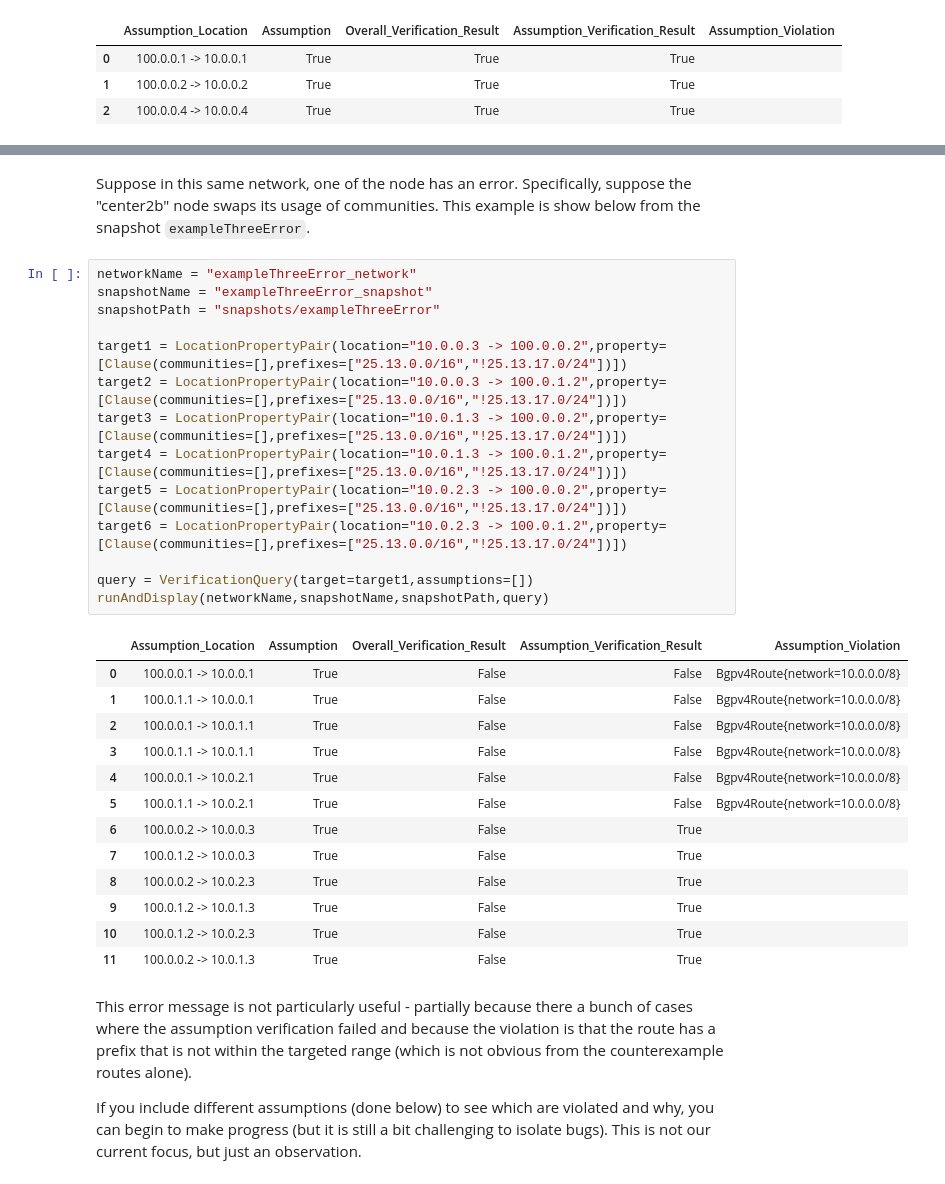
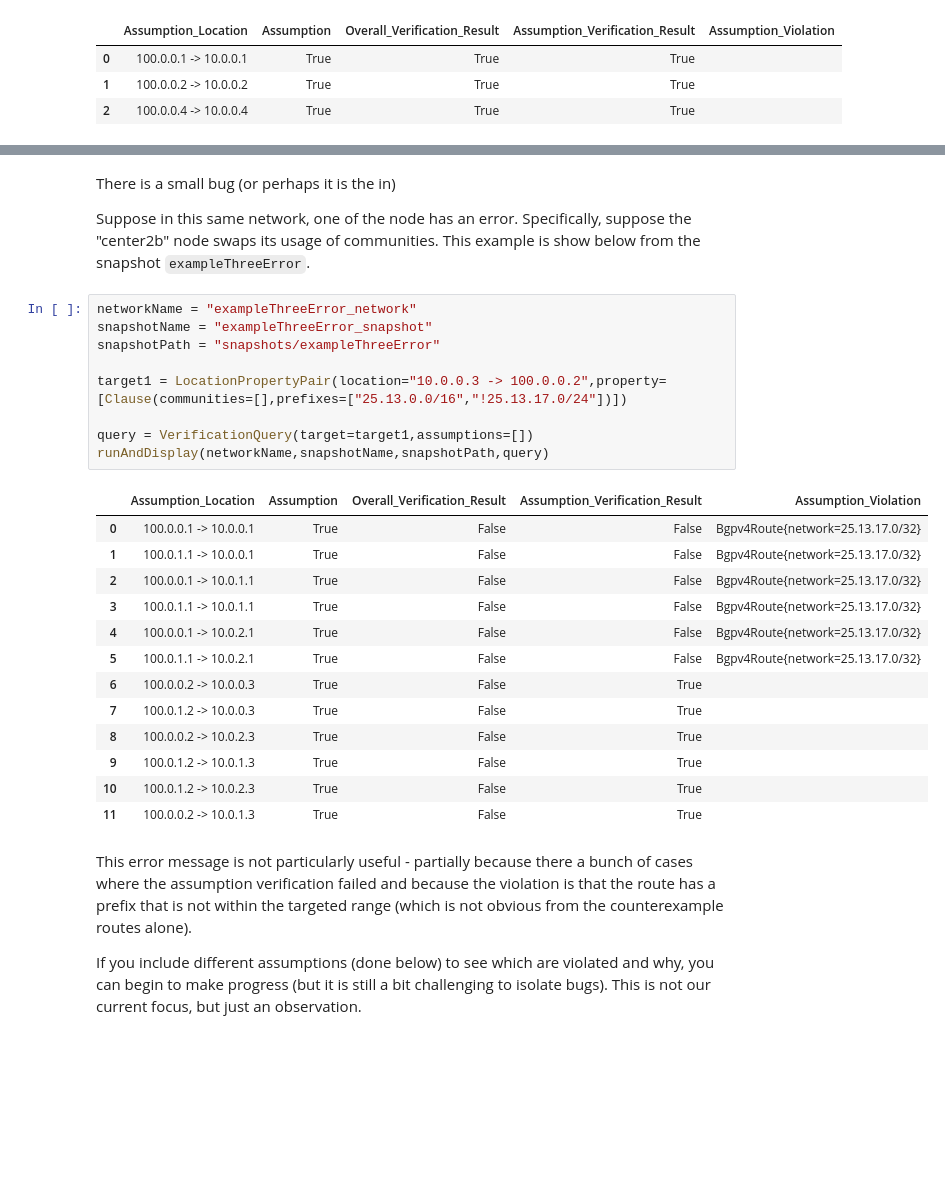
Before and after one commit to ana-brendel/batfish, a Jupyter notebook: verification/VerificationExamples.ipynb, the cells around one changed output, grey strips where cells are left out. Cells and saved outputs as stored; diff of their text form; blank space fills up the shorter version.

```diff
--- a/verification/VerificationExamples.ipynb
+++ b/verification/VerificationExamples.ipynb
@@ -218,29 +213,26 @@ runAndDisplay(networkName,snapshotName,snapshotPath,query)
 | 10 | 100.0.1.2 -> 10.0.2.3 | True | True | True |  |
 | 11 | 100.0.0.2 -> 10.0.1.3 | True | True | True |  |
 # %% [markdown]
+There is a small bug (or perhaps it is the in)
+
 Suppose in this same network, one of the node has an error. Specifically, suppose the "center2b" node swaps its usage of communities. This example is show below from the snapshot `exampleThreeError`.
 # %%
 networkName = "exampleThreeError_network"
 snapshotName = "exampleThreeError_snapshot"
 snapshotPath = "snapshots/exampleThreeError"
 
 target1 = LocationPropertyPair(location="10.0.0.3 -> 100.0.0.2",property=[Clause(communities=[],prefixes=["25.13.0.0/16","!25.13.17.0/24"])])
-target2 = LocationPropertyPair(location="10.0.0.3 -> 100.0.1.2",property=[Clause(communities=[],prefixes=["25.13.0.0/16","!25.13.17.0/24"])])
-target3 = LocationPropertyPair(location="10.0.1.3 -> 100.0.0.2",property=[Clause(communities=[],prefixes=["25.13.0.0/16","!25.13.17.0/24"])])
-target4 = LocationPropertyPair(location="10.0.1.3 -> 100.0.1.2",property=[Clause(communities=[],prefixes=["25.13.0.0/16","!25.13.17.0/24"])])
-target5 = LocationPropertyPair(location="10.0.2.3 -> 100.0.0.2",property=[Clause(communities=[],prefixes=["25.13.0.0/16","!25.13.17.0/24"])])
-target6 = LocationPropertyPair(location="10.0.2.3 -> 100.0.1.2",property=[Clause(communities=[],prefixes=["25.13.0.0/16","!25.13.17.0/24"])])
 
 query = VerificationQuery(target=target1,assumptions=[])
 runAndDisplay(networkName,snapshotName,snapshotPath,query)
 # %% [output]
 |  | Assumption_Location | Assumption | Overall_Verification_Result | Assumption_Verification_Result | Assumption_Violation |
-| 0 | 100.0.0.1 -> 10.0.0.1 | True | False | False | Bgpv4Route{network=10.0.0.0/8} |
-| 1 | 100.0.1.1 -> 10.0.0.1 | True | False | False | Bgpv4Route{network=10.0.0.0/8} |
-| 2 | 100.0.0.1 -> 10.0.1.1 | True | False | False | Bgpv4Route{network=10.0.0.0/8} |
-| 3 | 100.0.1.1 -> 10.0.1.1 | True | False | False | Bgpv4Route{network=10.0.0.0/8} |
-| 4 | 100.0.0.1 -> 10.0.2.1 | True | False | False | Bgpv4Route{network=10.0.0.0/8} |
-| 5 | 100.0.1.1 -> 10.0.2.1 | True | False | False | Bgpv4Route{network=10.0.0.0/8} |
+| 0 | 100.0.0.1 -> 10.0.0.1 | True | False | False | Bgpv4Route{network=25.13.17.0/32} |
+| 1 | 100.0.1.1 -> 10.0.0.1 | True | False | False | Bgpv4Route{network=25.13.17.0/32} |
+| 2 | 100.0.0.1 -> 10.0.1.1 | True | False | False | Bgpv4Route{network=25.13.17.0/32} |
+| 3 | 100.0.1.1 -> 10.0.1.1 | True | False | False | Bgpv4Route{network=25.13.17.0/32} |
+| 4 | 100.0.0.1 -> 10.0.2.1 | True | False | False | Bgpv4Route{network=25.13.17.0/32} |
+| 5 | 100.0.1.1 -> 10.0.2.1 | True | False | False | Bgpv4Route{network=25.13.17.0/32} |
 | 6 | 100.0.0.2 -> 10.0.0.3 | True | False | True |  |
 | 7 | 100.0.1.2 -> 10.0.0.3 | True | False | True |  |
 | 8 | 100.0.0.2 -> 10.0.2.3 | True | False | True |  |
```
Also changed, not shown: parts of 3 cells of this notebook, 14 other files.
